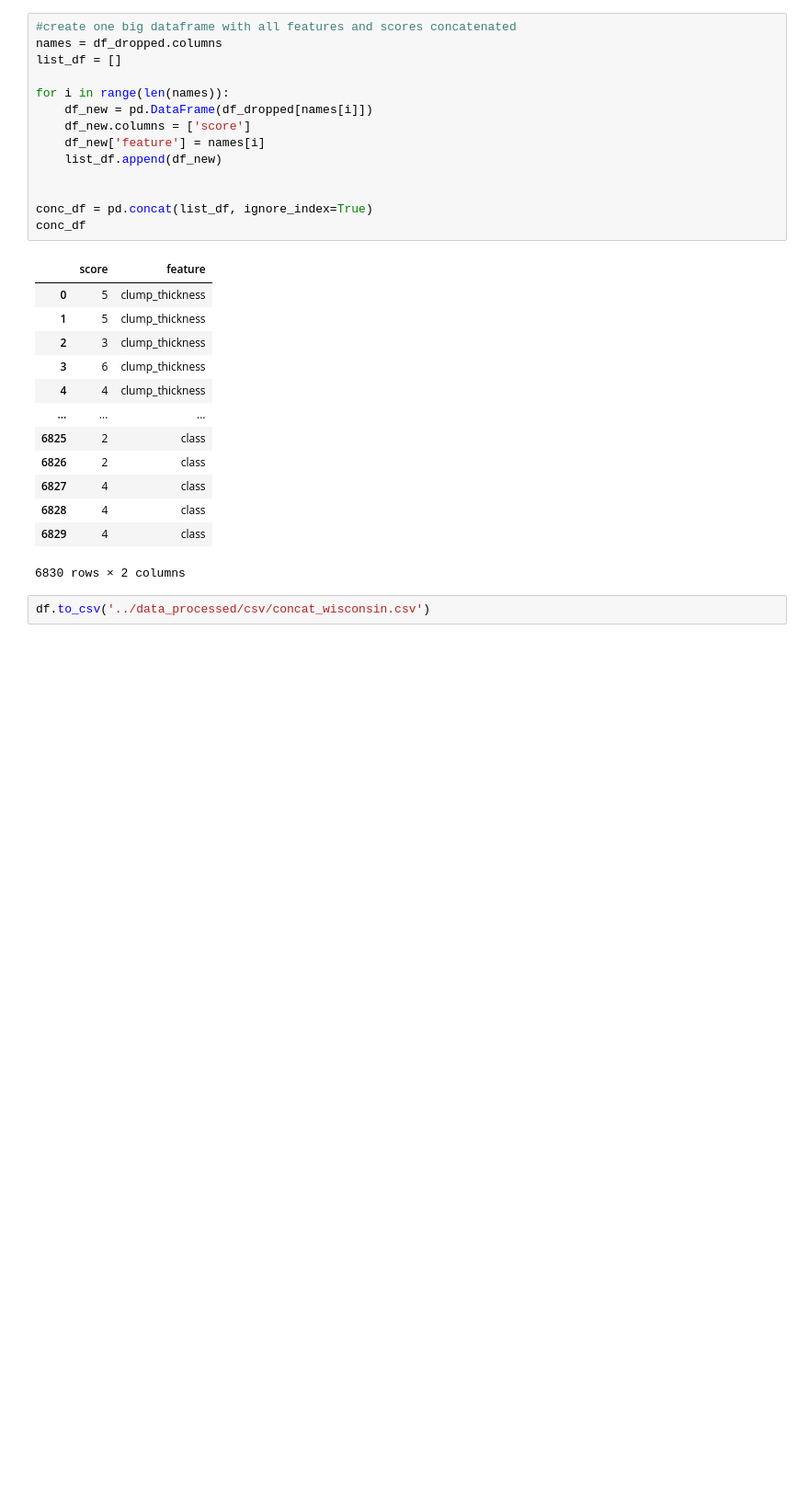
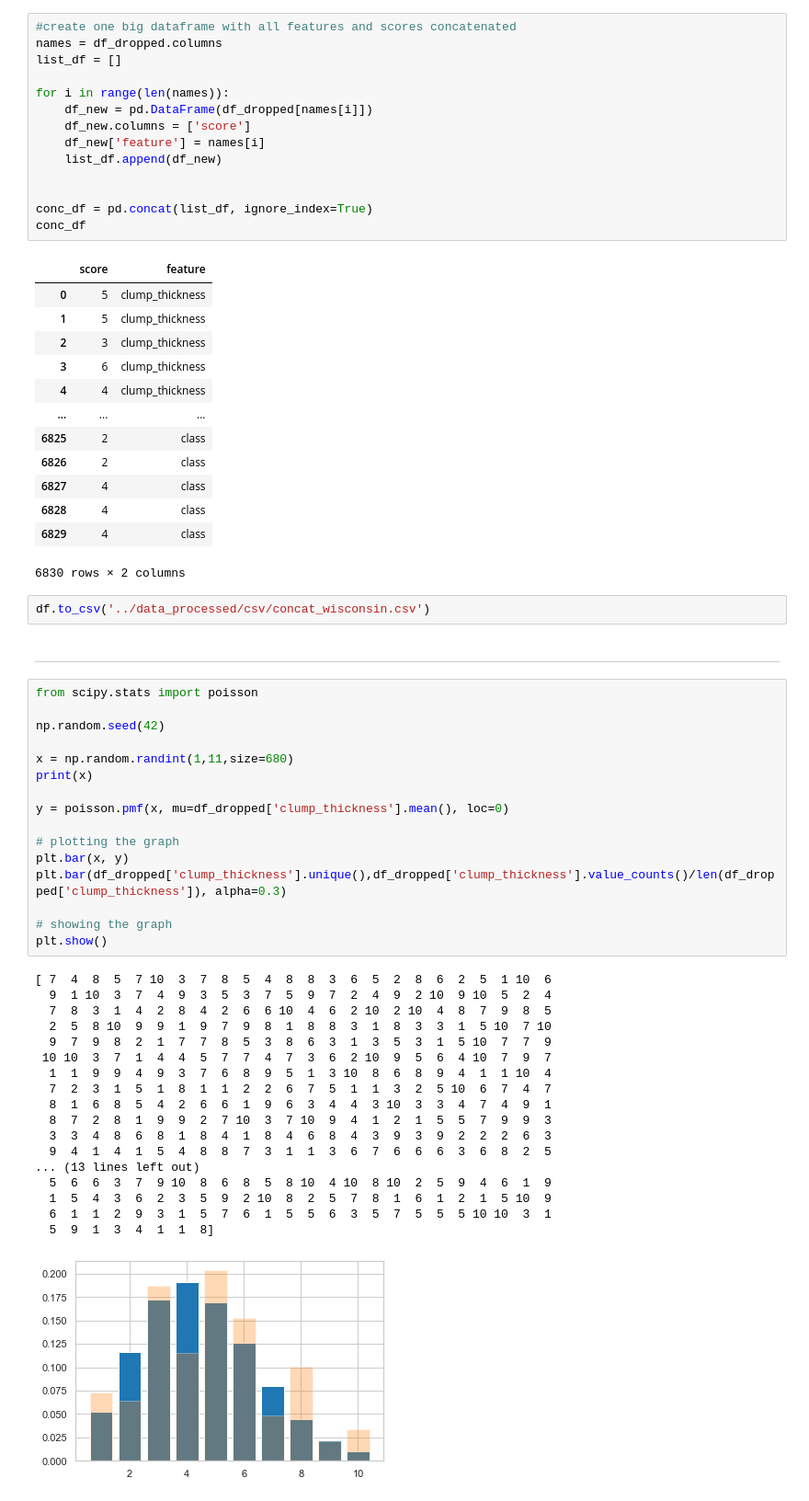
Before and after one commit to rromang/breast_cancer_classification, a Jupyter notebook: notebooks/initial.ipynb, the cells around one changed output. Shown at 92% size. Drawn from its saved outputs; the diff is of its cells as text; blank space fills up the shorter version.

```diff
--- a/notebooks/initial.ipynb
+++ b/notebooks/initial.ipynb
@@ -442,3 +442,40 @@ conc_df
 6830 rows × 2 columns
 # %%
 df.to_csv('../data_processed/csv/concat_wisconsin.csv')
+# %% [markdown]
+-------------------------
+# %%
+from scipy.stats import poisson
+
+np.random.seed(42)
+
+x = np.random.randint(1,11,size=680)
+print(x)
+
+y = poisson.pmf(x, mu=df_dropped['clump_thickness'].mean(), loc=0)
+
+# plotting the graph
+plt.bar(x, y)
+plt.bar(df_dropped['clump_thickness'].unique(),df_dropped['clump_thickness'].value_counts()/len(df_dropped['clump_thickness']), alpha=0.3)
+
+# showing the graph
+plt.show()
+# %% [output]
+[ 7  4  8  5  7 10  3  7  8  5  4  8  8  3  6  5  2  8  6  2  5  1 10  6
+  9  1 10  3  7  4  9  3  5  3  7  5  9  7  2  4  9  2 10  9 10  5  2  4
+  7  8  3  1  4  2  8  4  2  6  6 10  4  6  2 10  2 10  4  8  7  9  8  5
+  2  5  8 10  9  9  1  9  7  9  8  1  8  8  3  1  8  3  3  1  5 10  7 10
+  9  7  9  8  2  1  7  7  8  5  3  8  6  3  1  3  5  3  1  5 10  7  7  9
+ 10 10  3  7  1  4  4  5  7  7  4  7  3  6  2 10  9  5  6  4 10  7  9  7
+  1  1  9  9  4  9  3  7  6  8  9  5  1  3 10  8  6  8  9  4  1  1 10  4
+  7  2  3  1  5  1  8  1  1  2  2  6  7  5  1  1  3  2  5 10  6  7  4  7
+  8  1  6  8  5  4  2  6  6  1  9  6  3  4  4  3 10  3  3  4  7  4  9  1
+  8  7  2  8  1  9  9  2  7 10  3  7 10  9  4  1  2  1  5  5  7  9  9  3
+  3  3  4  8  6  8  1  8  4  1  8  4  6  8  4  3  9  3  9  2  2  2  6  3
+  9  4  1  4  1  5  4  8  8  7  3  1  1  3  6  7  6  6  6  3  6  8  2  5
+... (13 lines left out)
+  5  6  6  3  7  9 10  8  6  8  5  8 10  4 10  8 10  2  5  9  4  6  1  9
+  1  5  4  3  6  2  3  5  9  2 10  8  2  5  7  8  1  6  1  2  1  5 10  9
+  6  1  1  2  9  3  1  5  7  6  1  5  5  6  3  5  7  5  5  5 10 10  3  1
+  5  9  1  3  4  1  1  8]
+[figure, added]
```
